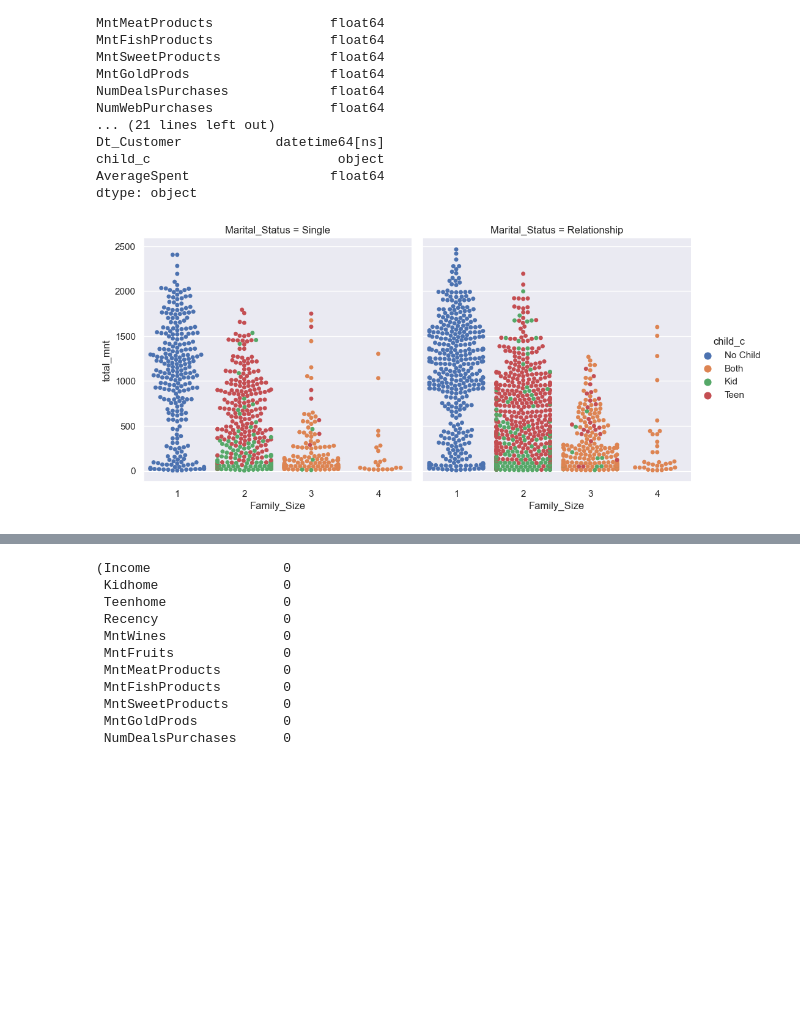
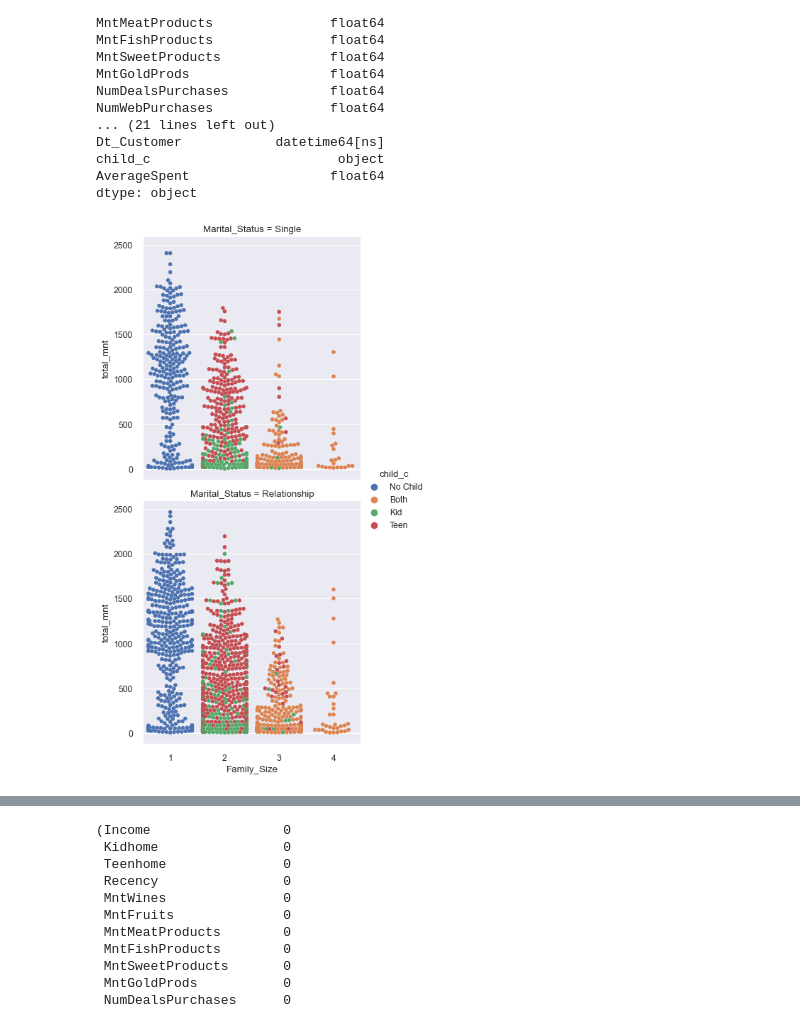
Before and after one commit to shivakrishnazikardh/Analysis-on-Customers-Data, a Jupyter notebook: Customer Personality Analysis.ipynb, the cells around one changed output, grey strips where cells are left out. Cells and saved outputs as stored; diff of their text form; code cells hidden in the pictures; blank space fills up the shorter version.

```diff
--- a/Customer Personality Analysis.ipynb
+++ b/Customer Personality Analysis.ipynb
@@ -126,3 +140,5 @@ df.head()
+# %%
+df['AverageSpent'] = np.where(df['AverageSpent']>upper_limit,upper_limit,np.where(df['AverageSpent']<lower_limit,lower_limit,df['AverageSpent'] ))
 # %%
 df.Education.value_counts(), df.Marital_Status.value_counts(), df.Z_Revenue.value_counts()
 # %% [output]
@@ -144,8 +160,15 @@ df.Education.value_counts(), df.Marital_Status.value_counts(), df.Z_Revenue.valu
  11    2240
  Name: Z_Revenue, dtype: int64)
 # %%
-df.Education = df['Education'].replace({"PhD" : "Postgraduate", "Master" : "Postgraduate", "2n Cycle" : "Postgraduate", "Basic" : "Undergraduate", "Graduation" : "Graduate"})
-df.Marital_Status = df.Marital_Status.replace({'Married' : 'Relationship', 'Together' : 'Relationship', 'Single' : 'Single', 'Widow' : 'Single', 'Divorced' : 'Single', 'Alone' : 'Single', 'Absurd' : 'Single', 'YOLO' : 'Single'})
+df.Education = df['Education'].replace({"PhD" : "Postgraduate",
+                                        "Master" : "Postgraduate", "2n Cycle" : "Postgraduate",
+                                        "Basic" : "Undergraduate", "Graduation" : "Graduate"})
+
+df.Marital_Status = df.Marital_Status.replace({'Married' : 'Relationship',
+                                               'Together' : 'Relationship', 'Single' : 'Single',
+                                               'Widow' : 'Single', 'Divorced' : 'Single', 'Alone' : 'Single',
+                                               'Absurd' : 'Single', 'YOLO' : 'Single'})
+
 df
 # %% [output]
 |  | Education | Marital_Status | Income | Kidhome | Teenhome | Dt_Customer | Recency | MntWines | MntFruits | ... |
@@ -226,3 +232,7 @@ df.isnull().sum(), df.dtypes
  t_child                         int64
  Family_Size                     int64
  dtype: object)
+# %%
+df.AverageSpent.fillna(round(df.AverageSpent.mean(), 2), inplace=True)
+df.Income.fillna(df.Income.mean(), inplace=True)
+df.iloc[655:, :]
@@ -280,6 +304,8 @@ for i in range(len(df['AcceptedCmp1'])):
         df['camp_c'][i] = 4
     elif df['AcceptedCmp5'][i] > 0:
         df['camp_c'][i] = 5
+    elif df['Response'][i] > 0:
+        df['camp_c'][i] = 6
 
 df
 # %% [output]
@@ -392,12 +415,17 @@ child_c                        object
 AverageSpent                  float64
 dtype: object
 # %%
-p=sns.catplot(x='Family_Size', y='total_mnt', data=df, kind='swarm',  col='Marital_Status', col_wrap=2, hue='child_c')
-#plt.figure(figsize=(15,8))
-p.fig.set_dpi(100)
+
+
+p=sns.catplot(x='Family_Size', y='total_mnt', data=df, kind='swarm',
+                       col='Marital_Status', col_wrap=1, hue='child_c')
+
+p.fig.set_dpi(80)
+#plt.figure(figsize=(1,1))
+
 plt.show()
 # %% [output]
-[figure, old version]
+[figure, new version]
 # %%
 sns.kdeplot(df['total_purchaces'], df['Income'], shade=True, aspect=5/30)
 # sns.heatmap(df['total_purchaces'], df['Income'], annot=True, fmt="d", aspect=5/30)
```
Also changed, not shown: parts of 39 cells of this notebook.
